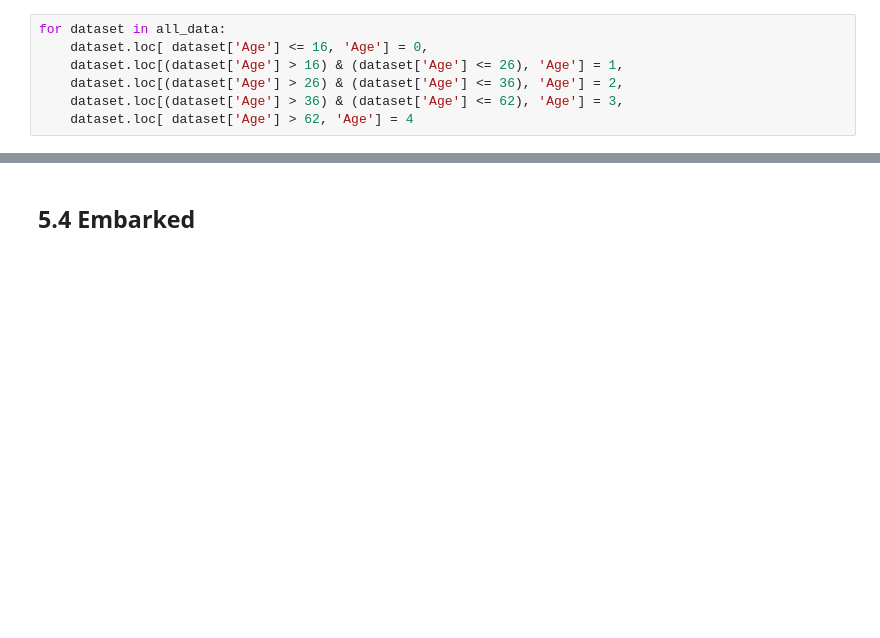
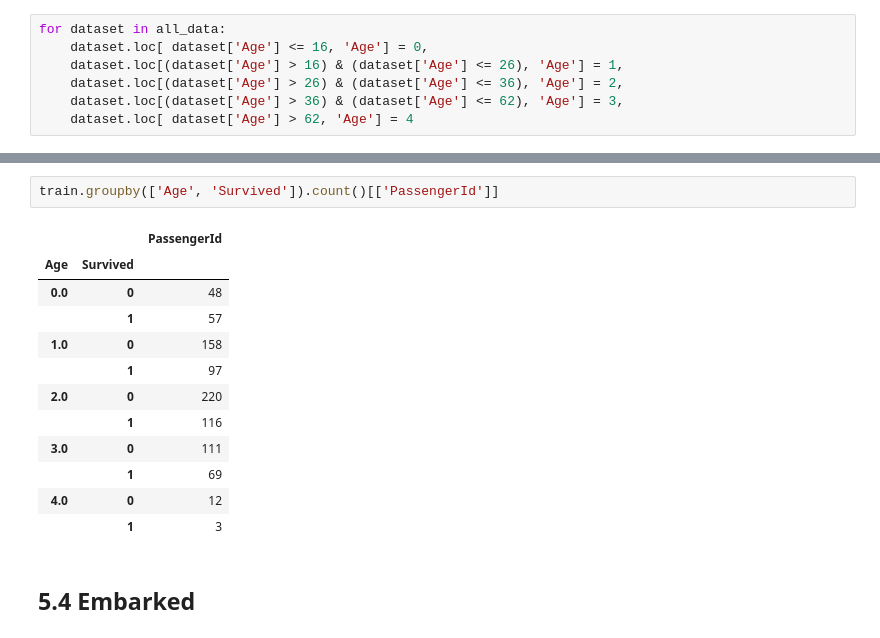
Before and after one commit to gabrielatrindade/ml-playground, a Jupyter notebook: projects/titanic/titanic.ipynb, the cells around one changed output, grey strips where cells are left out. Drawn from its saved outputs; the diff is of its cells as text; blank space fills up the shorter version.

```diff
--- a/projects/titanic/titanic.ipynb
+++ b/projects/titanic/titanic.ipynb
@@ -461,3 +594,18 @@ bar_chart('Age')
+# %%
+train.groupby(['Age', 'Survived']).count()[['PassengerId']]
+# %% [output]
+|  |  | PassengerId |
+| Age | Survived |  |
+| 0.0 | 0 | 48 |
+|  | 1 | 57 |
+| 1.0 | 0 | 158 |
+|  | 1 | 97 |
+| 2.0 | 0 | 220 |
+|  | 1 | 116 |
+| 3.0 | 0 | 111 |
+|  | 1 | 69 |
+| 4.0 | 0 | 12 |
+|  | 1 | 3 |
 # %% [markdown]
 ## 5.4 Embarked
 # %% [markdown]
```
Also changed, not shown: parts of 27 cells of this notebook.
